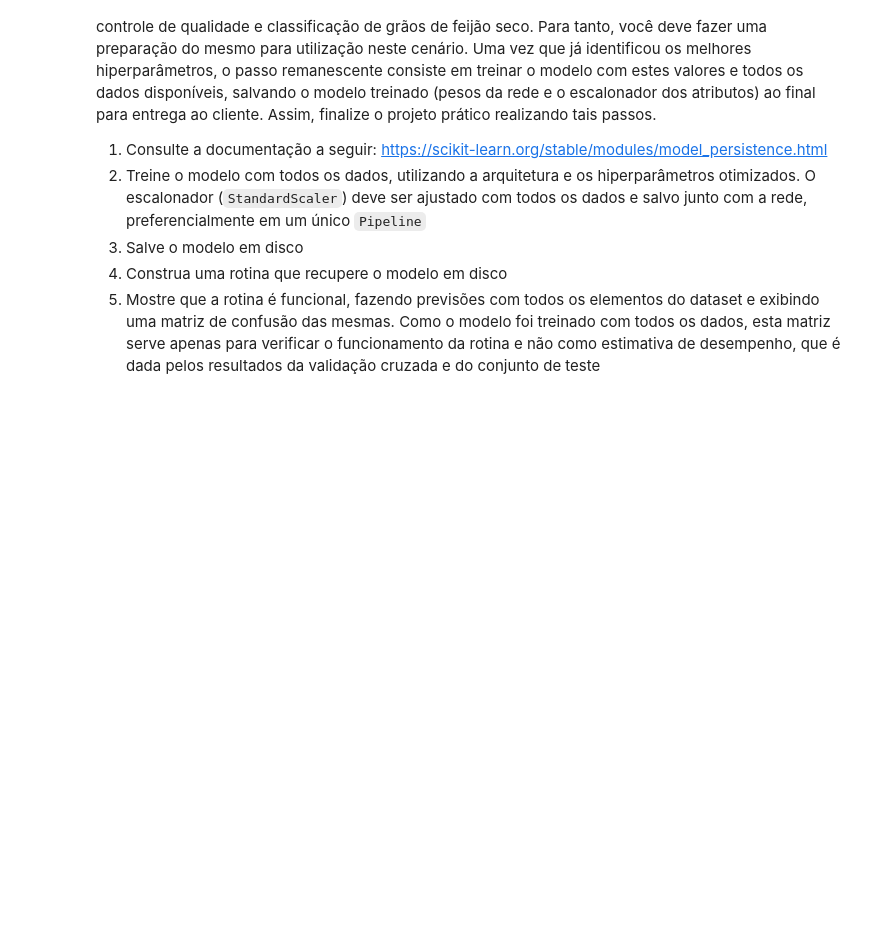
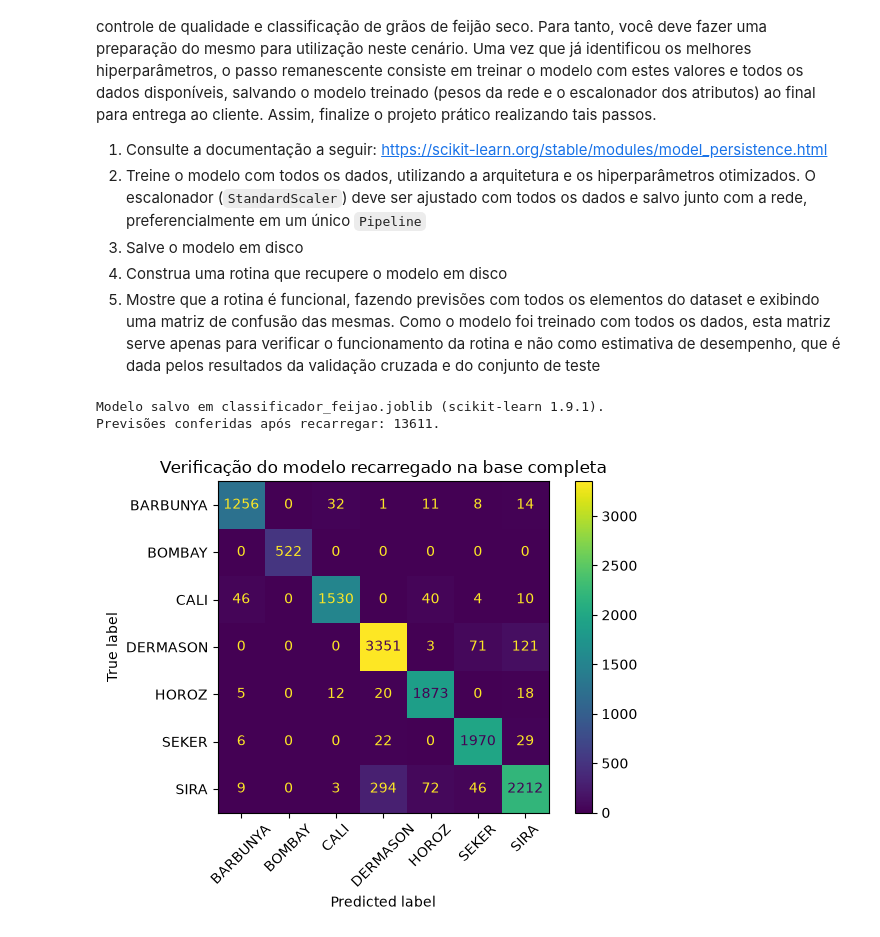
Before and after one commit to bernardo-gontijo/Projeto-Pratico-2.2, a Jupyter notebook: Notebooks/PP2.2.3 - Validação Cruzada e Busca em Grade.ipynb, the cells around one changed output. Cells and saved outputs as stored; diff of their text form; code cells hidden in the pictures; blank space fills up the shorter version.

Commit message:
feat: empacota e valida o classificador de feijao

```diff
--- a/Notebooks/PP2.2.3 - Validação Cruzada e Busca em Grade.ipynb
+++ b/Notebooks/PP2.2.3 - Validação Cruzada e Busca em Grade.ipynb
@@ -160,3 +196,30 @@ https://scikit-learn.org/stable/modules/model_persistence.html
 3. Salve o modelo em disco
 4. Construa uma rotina que recupere o modelo em disco
 5. Mostre que a rotina é funcional, fazendo previsões com todos os elementos do dataset e exibindo uma matriz de confusão das mesmas. Como o modelo foi treinado com todos os dados, esta matriz serve apenas para verificar o funcionamento da rotina e não como estimativa de desempenho, que é dada pelos resultados da validação cruzada e do conjunto de teste
+# %%
+modelo_final = clone(modelo)
+with threadpool_limits(limits=1, user_api="blas"):
+    modelo_final.fit(X, y)
+
+caminho_modelo = raiz / "Notebooks" / "classificador_feijao.joblib"
+joblib.dump(modelo_final, caminho_modelo)
+print(f"Modelo salvo em {caminho_modelo.name} (scikit-learn {sklearn.__version__}).")
+
+def carrega_modelo(caminho):
+    return joblib.load(caminho)
+
+modelo_carregado = carrega_modelo(caminho_modelo)
+y_pred = modelo_carregado.predict(X)
+np.testing.assert_array_equal(y_pred, modelo_final.predict(X))
+print(f"Previsões conferidas após recarregar: {len(y_pred)}.")
+
+classes = modelo_carregado.classes_
+cm = confusion_matrix(y, y_pred, labels=classes)
+ConfusionMatrixDisplay(cm, display_labels=classes).plot(xticks_rotation=45)
+plt.title("Verificação do modelo recarregado na base completa")
+plt.tight_layout()
+plt.show()
+# %% [output]
+Modelo salvo em classificador_feijao.joblib (scikit-learn 1.9.1).
+Previsões conferidas após recarregar: 13611.
+[figure, added]
```
Also changed, not shown: parts of 6 cells of this notebook, 1 other file.
